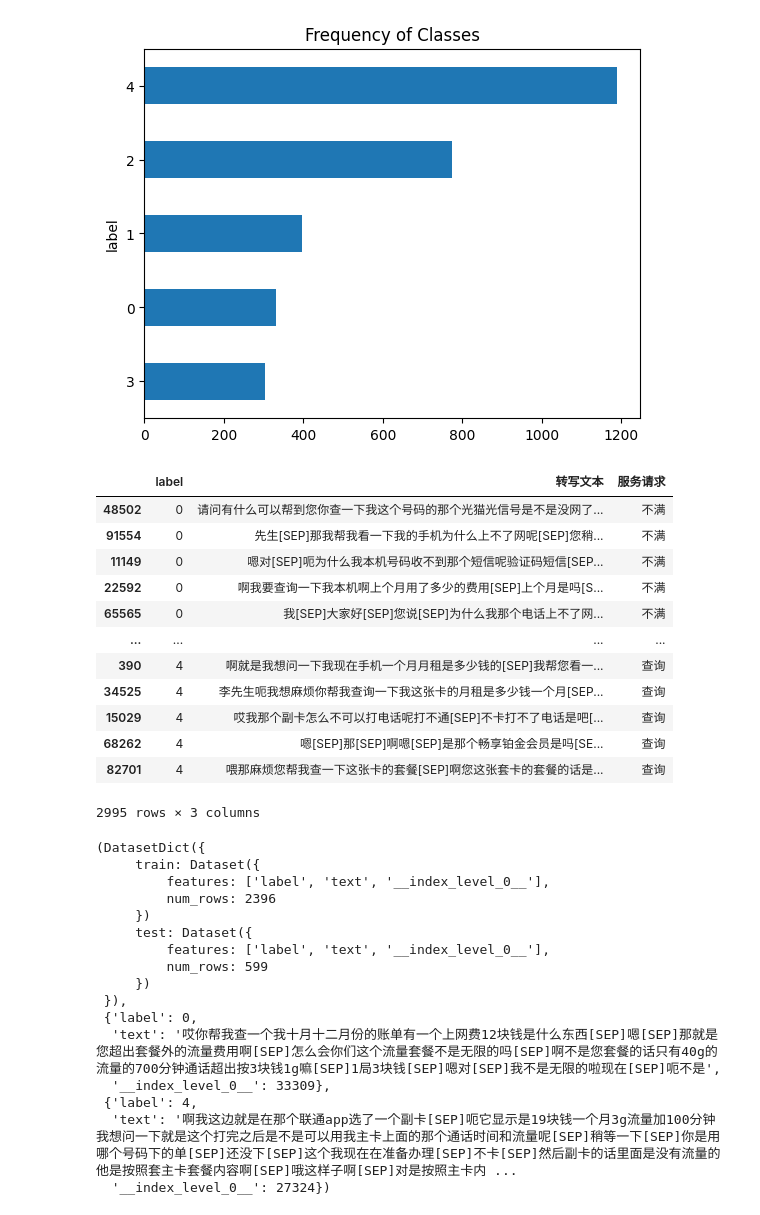
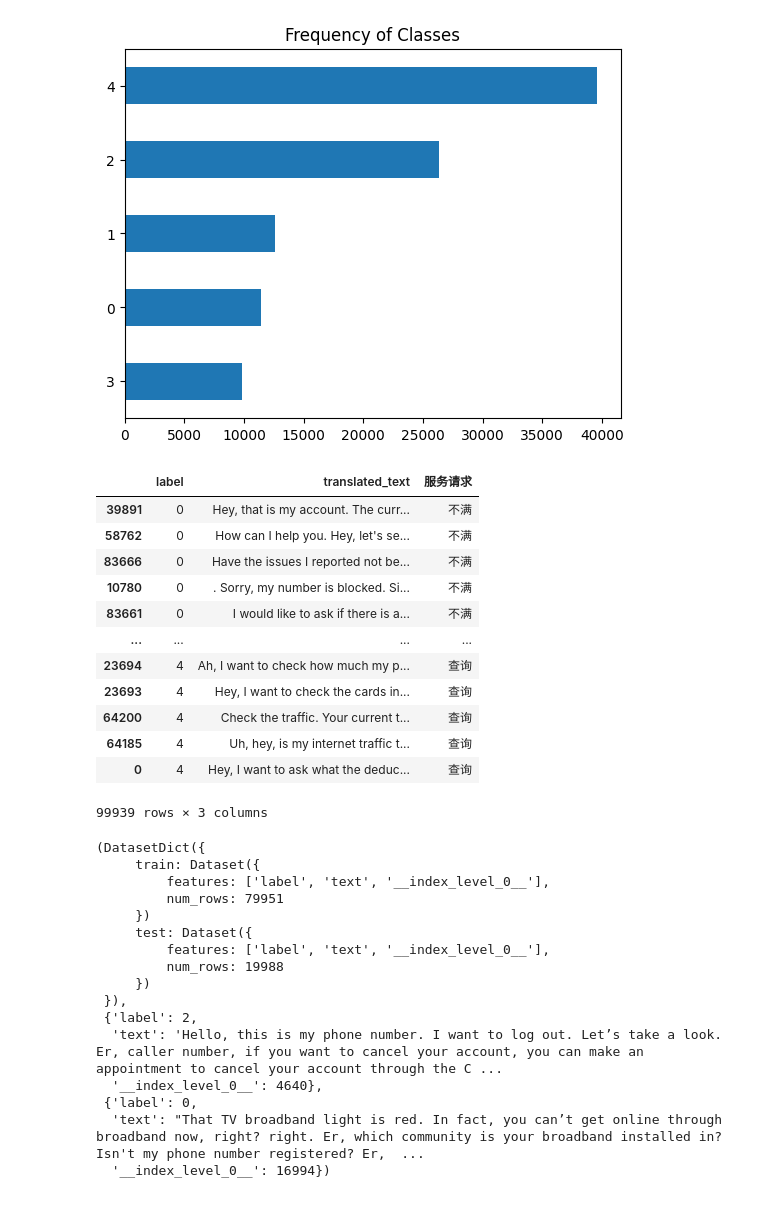
Before and after one commit to Glyco-Protein/Machine-Learning, a Jupyter notebook: SRP/Label_embedding.ipynb, the cells around one changed output. Cells and saved outputs as stored; diff of their text form; code cells hidden in the pictures.

Commit message:
Translate the text

```diff
--- a/SRP/Label_embedding.ipynb
+++ b/SRP/Label_embedding.ipynb
@@ -98,0 +130,3 @@ data_frame
+# %%
+translated_res = temp
+len(translated_res)
@@ -98,0 +135,12 @@ data_frame
+# %%
+# 加入翻译
+# data_frame = data_frame.drop(columns=['translated_text'])
+data_frame.insert(0, 'translated_text', value=translated_res)
+# %%
+# 处理翻译出错的符号
+def Finetune_translate(text):
+    text = text.replace('&#39;','\'')
+    return text
+
+data_frame['translated_text'] = data_frame['translated_text'].map(Finetune_translate)
+data_frame[:10]
@@ -117,7 +177,7 @@ Name: 服务请求, Length: 2995, dtype: object
 # %%
 # 取最大长度
 data_frame.insert(data_frame.shape[1], 'text_len',None)
-data_frame['text_len'] = data_frame['转写文本'].map(len)
+data_frame['text_len'] = data_frame['translated_text'].map(len)
 max_length_index = data_frame['text_len'].argmax()
 max_length = data_frame['text_len'].iloc[max_length_index]
 max_length_index, max_length
@@ -159,13 +219,13 @@ data_frame[:10]
 # %%
 # 取出特征与labels
-df = data_frame[['label', '转写文本', '服务请求']]
+df = data_frame[['label', 'translated_text', '服务请求']]
 df[:10]
 # 统计
 df['label'].value_counts(ascending=True).plot.barh()
 plt.title("Frequency of Classes")
 plt.show()
 # %% [output]
-[figure, old version]
+[figure, new version]
 # %%
 # # 手动处理样本非均衡情况
 # df4 = df[df['label'] == 4].sample(n=30000)
@@ -179,46 +239,48 @@ plt.show()
 # 先排序 label，以便后续充分打乱
 df = df.sort_values(by='服务请求')
 # %%
+save_excel_path = './PreProcess.xlsx'
+df.to_excel(save_excel_path) # 保存翻译结果，方便重复使用
 df
 # %% [output]
-|  | label | 转写文本 | 服务请求 |
-| 48502 | 0 | 请问有什么可以帮到您你查一下我这个号码的那个光猫光信号是不是没网了... | 不满 |
-| 91554 | 0 | 先生[SEP]那我帮我看一下我的手机为什么上不了网呢[SEP]您稍... | 不满 |
-| 11149 | 0 | 嗯对[SEP]呃为什么我本机号码收不到那个短信呢验证码短信[SEP... | 不满 |
-| 22592 | 0 | 啊我要查询一下我本机啊上个月用了多少的费用[SEP]上个月是吗[S... | 不满 |
-| 65565 | 0 | 我[SEP]大家好[SEP]您说[SEP]为什么我那个电话上不了网... | 不满 |
+|  | label | translated_text | 服务请求 |
+| 39891 | 0 | Hey, that is my account. The curr... | 不满 |
+| 58762 | 0 | How can I help you. Hey, let's se... | 不满 |
+| 83666 | 0 | Have the issues I reported not be... | 不满 |
+| 10780 | 0 | . Sorry, my number is blocked. Si... | 不满 |
+| 83661 | 0 | I would like to ask if there is a... | 不满 |
 | ... | ... | ... | ... |
-| 390 | 4 | 啊就是我想问一下我现在手机一个月月租是多少钱的[SEP]我帮您看一... | 查询 |
-| 34525 | 4 | 李先生呃我想麻烦你帮我查询一下我这张卡的月租是多少钱一个月[SEP... | 查询 |
-| 15029 | 4 | 哎我那个副卡怎么不可以打电话呢打不通[SEP]不卡打不了电话是吧[... | 查询 |
-| 68262 | 4 | 嗯[SEP]那[SEP]啊嗯[SEP]是那个畅享铂金会员是吗[SE... | 查询 |
-| 82701 | 4 | 喂那麻烦您帮我查一下这张卡的套餐[SEP]啊您这张套卡的套餐的话是... | 查询 |
+| 23694 | 4 | Ah, I want to check how much my p... | 查询 |
+| 23693 | 4 | Hey, I want to check the cards in... | 查询 |
+| 64200 | 4 | Check the traffic. Your current t... | 查询 |
+| 64185 | 4 | Uh, hey, is my internet traffic t... | 查询 |
+| 0 | 4 | Hey, I want to ask what the deduc... | 查询 |
-2995 rows × 3 columns
+99939 rows × 3 columns
 # %%
 # 创建数据集
 ds = DatasetDict({'train': Dataset.from_pandas(df)})
 # ds['train'] = ds['train'].rename_column('转写文本','text')
 ds = ds.remove_columns(['服务请求'])
 
-ds['train'] = ds['train'].rename_columns({'转写文本':'text'})
+ds['train'] = ds['train'].rename_columns({'translated_text':'text'})
 ds = ds['train'].train_test_split(0.2, shuffle=True) # 按 8:2 分割数据集
 ds, ds['train'][0], ds['test'][0]
 # %% [output]
 (DatasetDict({
      train: Dataset({
          features: ['label', 'text', '__index_level_0__'],
-         num_rows: 2396
+         num_rows: 79951
      })
      test: Dataset({
          features: ['label', 'text', '__index_level_0__'],
-         num_rows: 599
+         num_rows: 19988
      })
  }),
+ {'label': 2,
+  'text': 'Hello, this is my phone number. I want to log out. Let’s take a look. Er, caller number, if you want to cancel your account, you can make an appointment to cancel your account through the C ...
+  '__index_level_0__': 4640},
  {'label': 0,
-  'text': '哎你帮我查一个我十月十二月份的账单有一个上网费12块钱是什么东西[SEP]嗯[SEP]那就是您超出套餐外的流量费用啊[SEP]怎么会你们这个流量套餐不是无限的吗[SEP]啊不是您套餐的话只有40g的流量的700分钟通话超出按3块钱1g嘛[SEP]1局3块钱[SEP]嗯对[SEP]我不是无限的啦现在[SEP]呃不是',
-  '__index_level_0__': 33309},
- {'label': 4,
-  'text': '啊我这边就是在那个联通app选了一个副卡[SEP]呃它显示是19块钱一个月3g流量加100分钟我想问一下就是这个打完之后是不是可以用我主卡上面的那个通话时间和流量呢[SEP]稍等一下[SEP]你是用哪个号码下的单[SEP]还没下[SEP]这个我现在在准备办理[SEP]不卡[SEP]然后副卡的话里面是没有流量的他是按照套主卡套餐内容啊[SEP]哦这样子啊[SEP]对是按照主卡内 ...
-  '__index_level_0__': 27324})
+  'text': "That TV broadband light is red. In fact, you can’t get online through broadband now, right? right. Er, which community is your broadband installed in? Isn't my phone number registered? Er,  ...
+  '__index_level_0__': 16994})
 # %%
 %%time
```
Also changed, not shown: parts of 25 cells of this notebook, 1 other file.
